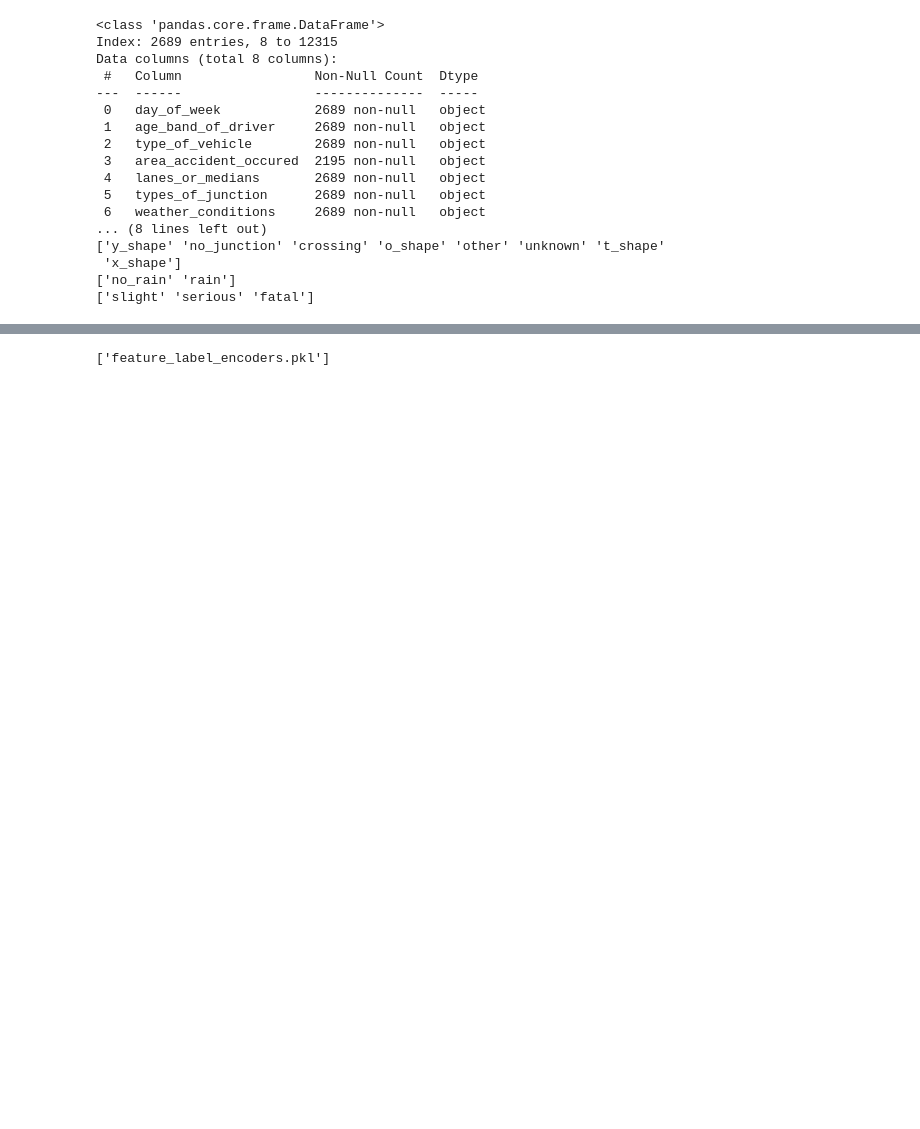
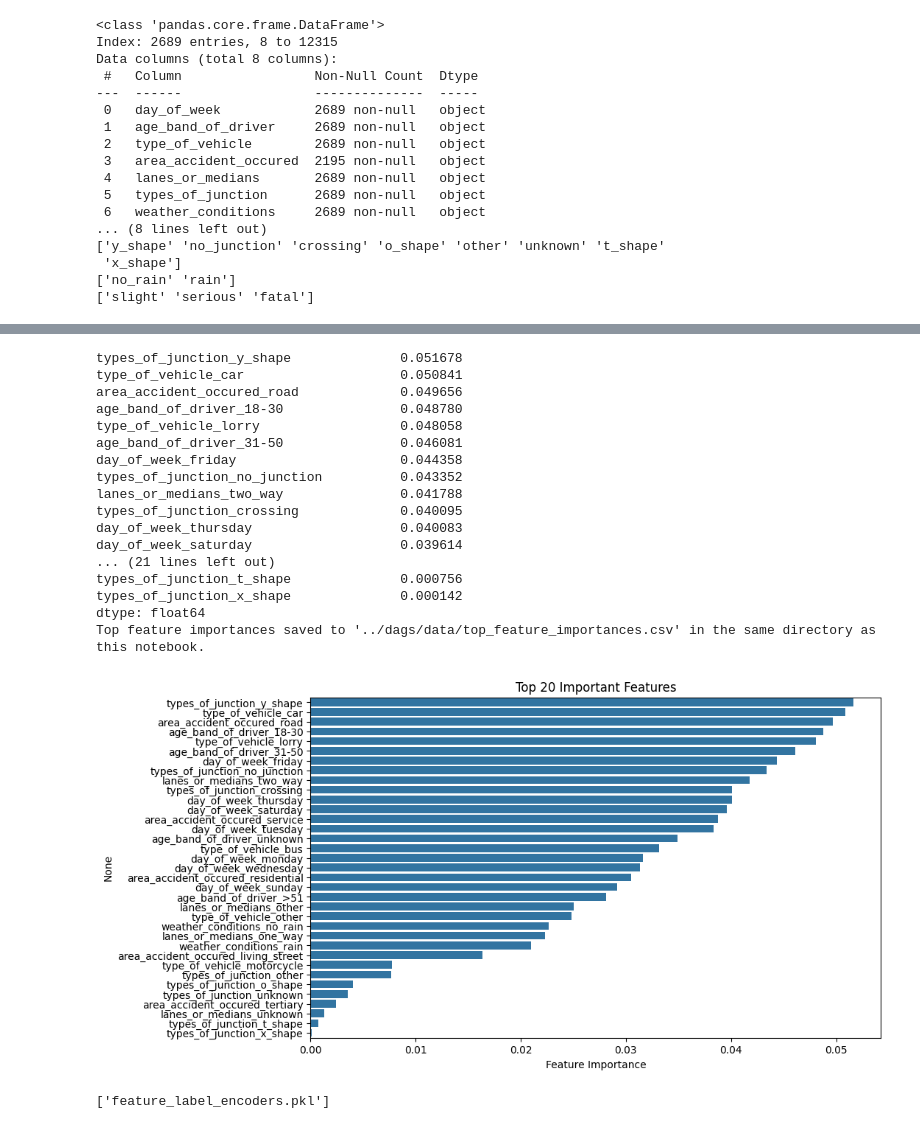
Before and after one commit to Jett-Tan/Traffic-Predictor, a Jupyter notebook: scripts/train_model.ipynb, the cells around one changed output, grey strips where cells are left out. Cells and saved outputs as stored; diff of their text form; code cells hidden in the pictures; blank space fills up the shorter version.

```diff
--- a/scripts/train_model.ipynb
+++ b/scripts/train_model.ipynb
@@ -181 +200,42 @@ weighted avg       0.80      0.67      0.73       538
+# %%
+# Feature importance in influencing accident severity
+
+from matplotlib import pyplot as plt
+import seaborn as sns
+importances = pd.Series(model.feature_importances_, index=X.columns)
+top_features = importances.sort_values(ascending=False).head(20)
+
+importances = pd.Series(model.feature_importances_, index=X.columns)
+top_features = importances.sort_values(ascending=False)
+print(top_features)
+
+top_features_df = pd.DataFrame({'Feature': top_features.index, 'Importance': top_features.values})
+csv_filename = '../dags/data/top_feature_importances.csv'
+top_features_df.to_csv(csv_filename, index=False)
+print(f"Top feature importances saved to '{csv_filename}' in the same directory as this notebook.")
+
+plt.figure(figsize=(10,6))
+sns.barplot(x=top_features.values, y=top_features.index)
+plt.title("Top 20 Important Features")
+plt.xlabel("Feature Importance")
+plt.show()
+# %% [output]
+types_of_junction_y_shape              0.051678
+type_of_vehicle_car                    0.050841
+area_accident_occured_road             0.049656
+age_band_of_driver_18-30               0.048780
+type_of_vehicle_lorry                  0.048058
+age_band_of_driver_31-50               0.046081
+day_of_week_friday                     0.044358
+types_of_junction_no_junction          0.043352
+lanes_or_medians_two_way               0.041788
+types_of_junction_crossing             0.040095
+day_of_week_thursday                   0.040083
+day_of_week_saturday                   0.039614
+... (21 lines left out)
+types_of_junction_t_shape              0.000756
+types_of_junction_x_shape              0.000142
+dtype: float64
+Top feature importances saved to '../dags/data/top_feature_importances.csv' in the same directory as this notebook.
+[figure, added]
 # %%
```
Also changed, not shown: parts of 3 cells of this notebook, 5 other files.
